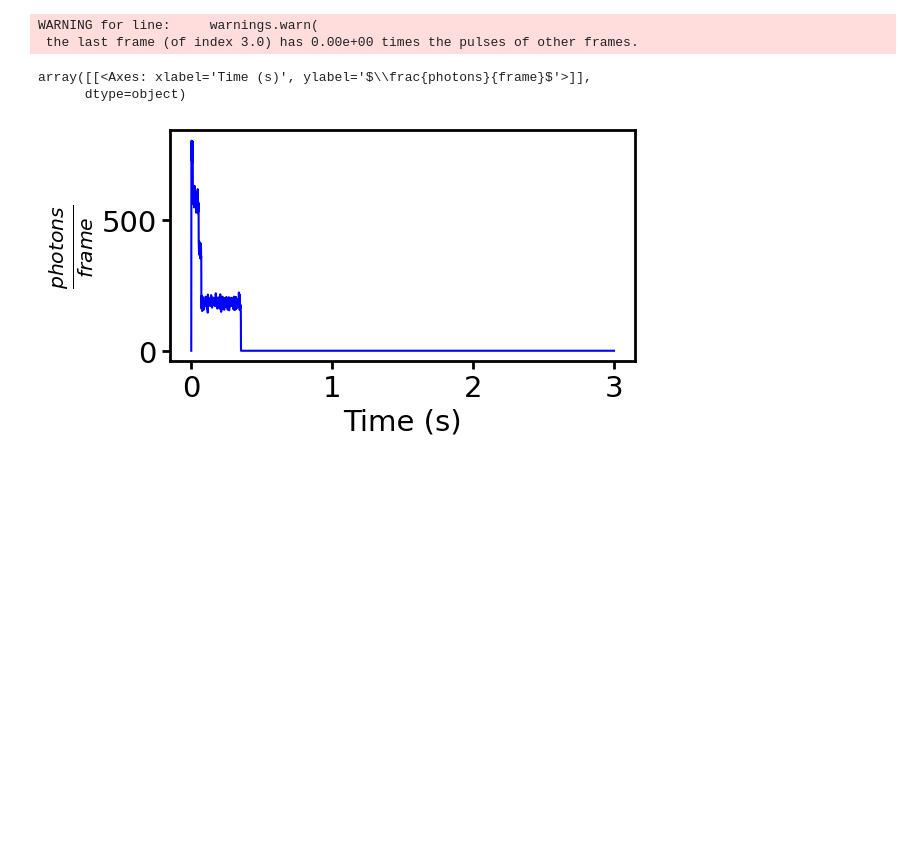
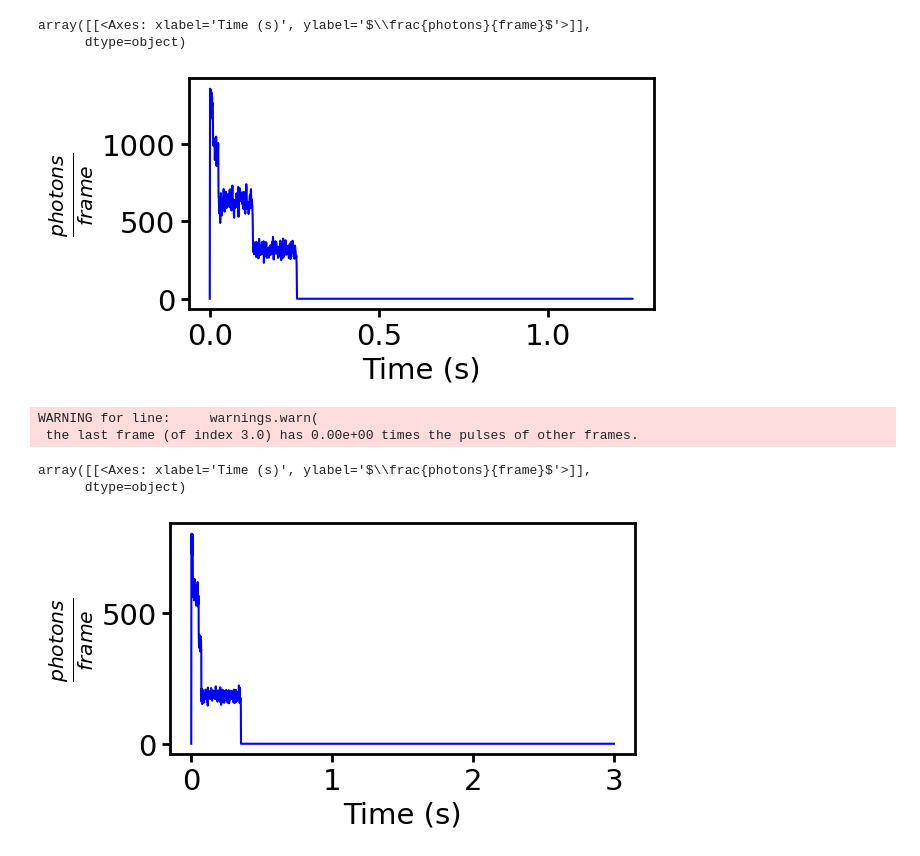
Before and after one commit to super-resolution/Fluopy, a Jupyter notebook: notebooks/cy5/simulations/trials/OETr100%eff0,01%4FTCSPC.ipynb, the cells around one changed output. Drawn from its saved outputs; the diff is of its cells as text; code cells hidden in the pictures; blank space fills up the shorter version.

```diff
--- a/notebooks/cy5/simulations/trials/OETr100%eff0,01%4FTCSPC.ipynb
+++ b/notebooks/cy5/simulations/trials/OETr100%eff0,01%4FTCSPC.ipynb
@@ -143,0 +133,14 @@ array([[<Axes: xlabel='Time (s)', ylabel='$\\frac{photons}{frame}$'>]],
+# %%
+filepath = r"c:\Users\vie43sq\Desktop\Simulations\simulation_data\OET_lifetimes\4f_18nm_dstorm"
+lifetimes_file = fr"{filepath}\lifetimes.npy"
+event_time_series_file = fr"{filepath}\event_time_series.parquet"
+
+transition_set_18 = prepare_transition_set_ofret(4, 18)
+rng = np.random.default_rng(42)
+emis_18 = em.Emissions(frame_time='1ms', bandpass=[665, 731], seed=rng)
+Da_18, D_18, lifetimes_all_18 = \
+    emis_18.tcspc(transition_set_18, number_pulses=1e8, excitation_rates={'cy5_dna': 3.75e9},
+               time_between_pulses=12.5e-9)
+
+emis_18.event_time_series.to_frame().to_parquet(event_time_series_file)
+np.save(lifetimes_file, lifetimes_all_18)
@@ -144,3 +150,9 @@ array([[<Axes: xlabel='Time (s)', ylabel='$\\frac{photons}{frame}$'>]],
+# %%
+emis_18.plot_time_series()
+# %% [output]
+array([[<Axes: xlabel='Time (s)', ylabel='$\\frac{photons}{frame}$'>]],
+      dtype=object)
+[figure, added]
 # %%
 transition_set = prepare_transition_set_ofret(4, 9)
 rng = np.random.default_rng(42)
```
Also changed, not shown: parts of 17 cells of this notebook, 15 other files.
